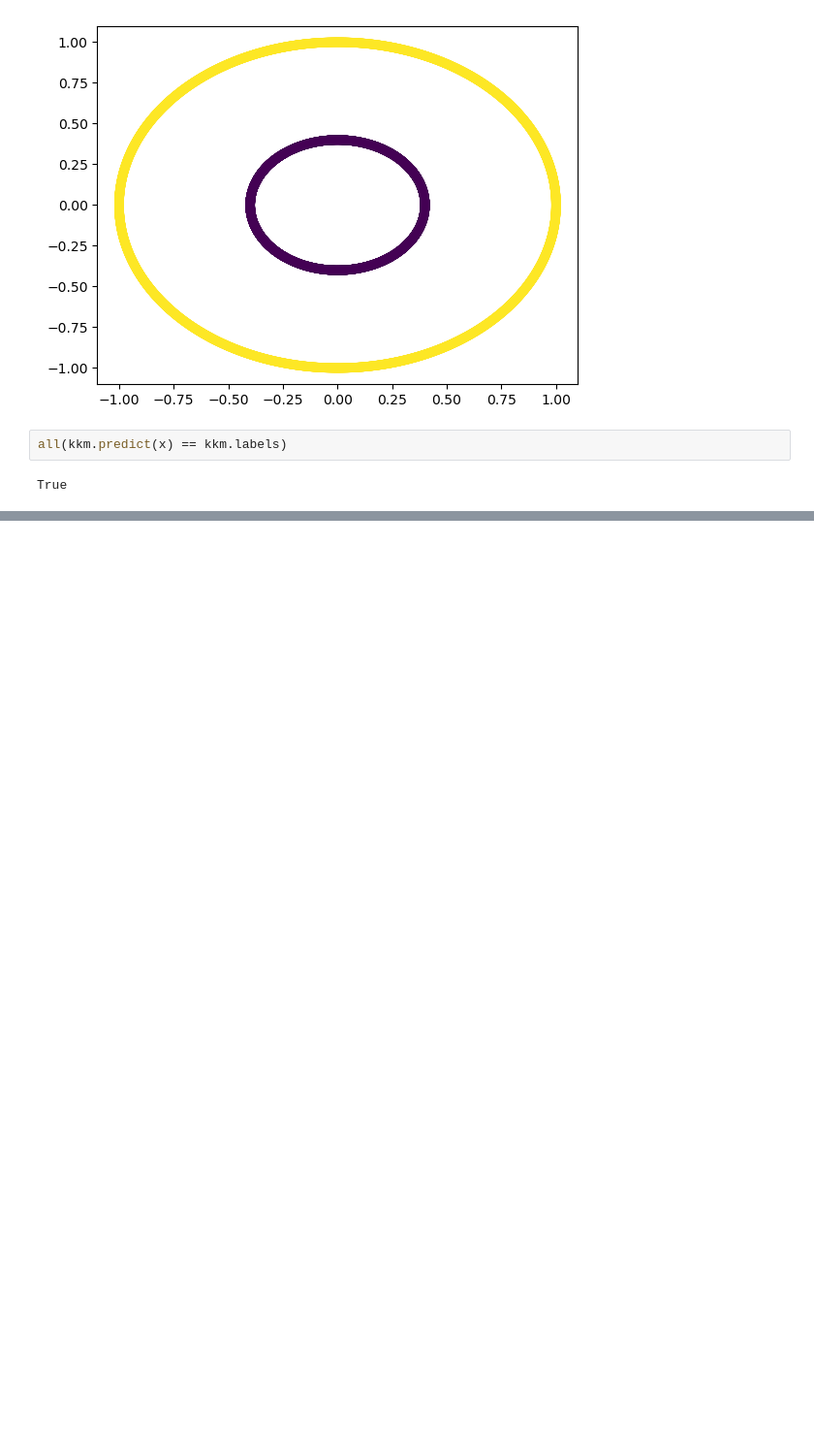
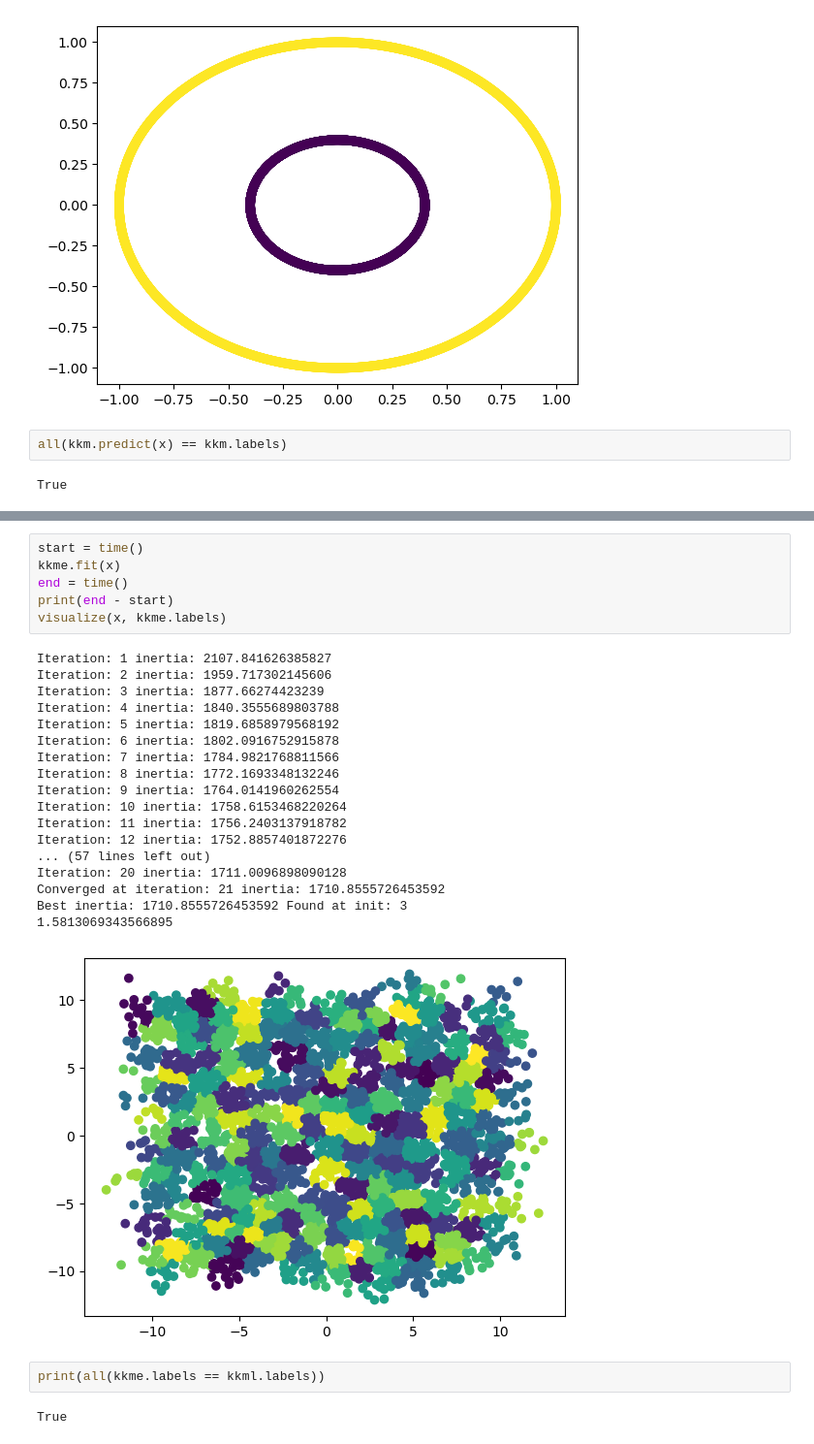
Before and after one commit to bauxn/kernel-kmeans, a Jupyter notebook: demo.ipynb, the cells around one changed output, grey strips where cells are left out. Shown: that part at 97% size. Drawn from its saved outputs; the diff is of its cells as text; blank space fills up the shorter version.

```diff
--- a/demo.ipynb
+++ b/demo.ipynb
@@ -400,0 +338,29 @@ True
+# %%
+start = time()
+kkme.fit(x)
+end = time()
+print(end - start)
+visualize(x, kkme.labels)
+# %% [output]
+Iteration: 1 inertia: 2107.841626385827
+Iteration: 2 inertia: 1959.717302145606
+Iteration: 3 inertia: 1877.66274423239
+Iteration: 4 inertia: 1840.3555689803788
+Iteration: 5 inertia: 1819.6858979568192
+Iteration: 6 inertia: 1802.0916752915878
+Iteration: 7 inertia: 1784.9821768811566
+Iteration: 8 inertia: 1772.1693348132246
+Iteration: 9 inertia: 1764.0141960262554
+Iteration: 10 inertia: 1758.6153468220264
+Iteration: 11 inertia: 1756.2403137918782
+Iteration: 12 inertia: 1752.8857401872276
+... (57 lines left out)
+Iteration: 20 inertia: 1711.0096898090128
+Converged at iteration: 21 inertia: 1710.8555726453592
+Best inertia: 1710.8555726453592 Found at init: 3
+1.5813069343566895
+[figure, added]
+# %%
+print(all(kkme.labels == kkml.labels))
+# %% [output]
+True
```
Also changed, not shown: parts of 15 cells of this notebook, 3 other files.
